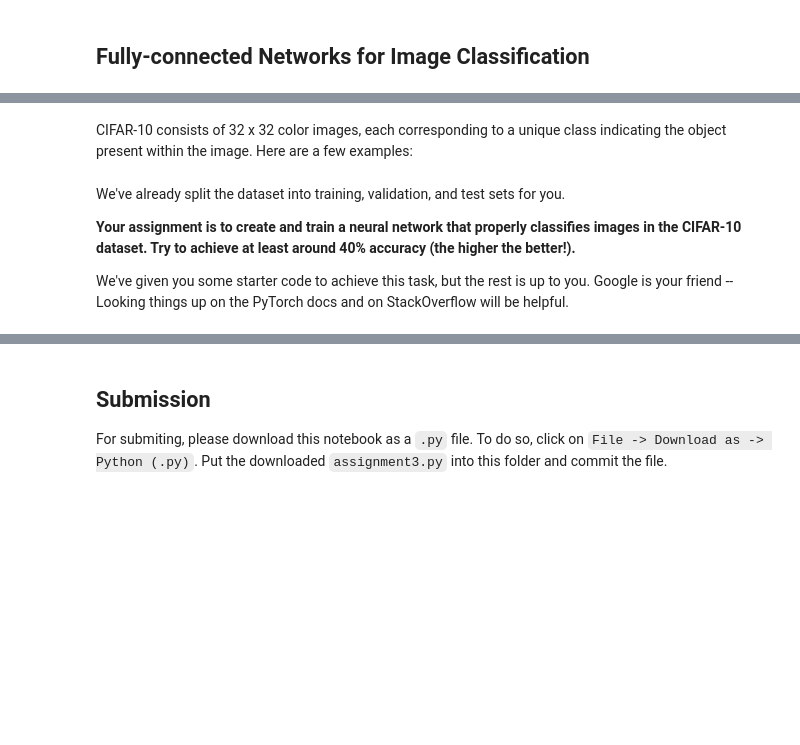
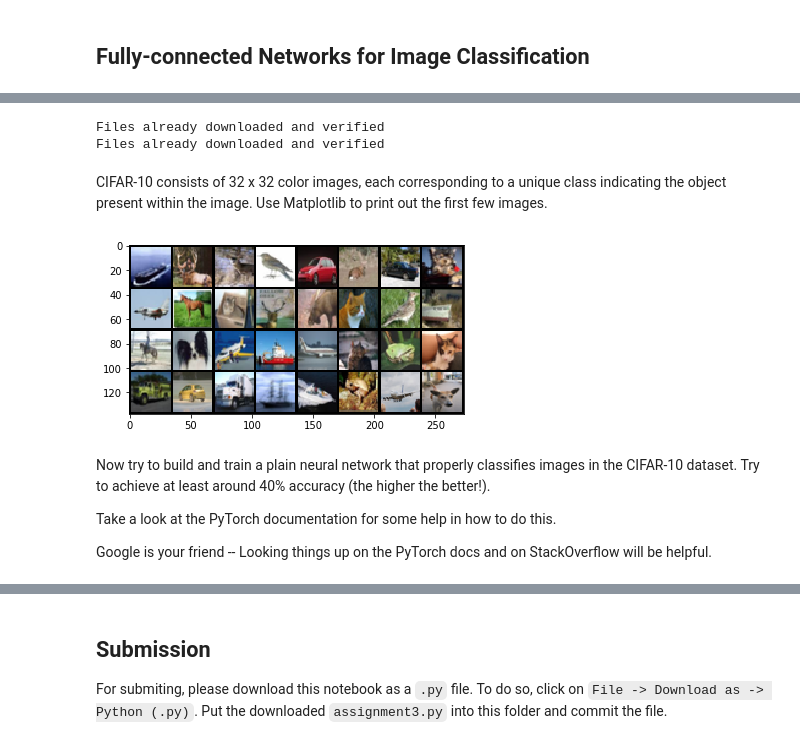
Before and after one commit to McGillAISociety/mais-bootcamp-w2019, a Jupyter notebook: Assignment3/assignment3.ipynb, the cells around one changed output, grey strips where cells are left out. Drawn from its saved outputs; the diff is of its cells as text; code cells hidden in the pictures; blank space fills up the shorter version.

Commit message:
Finished assignment 3

```diff
--- a/Assignment3/assignment3.ipynb
+++ b/Assignment3/assignment3.ipynb
@@ -212,0 +306,13 @@ classes = ('plane', 'car', 'bird', 'cat', 'deer', 'dog', 'frog', 'horse', 'ship'
+# %%
+transform = transforms.Compose([transforms.ToTensor(), transforms.Normalize((0.0, 0.0, 0.0), (1.0, 1.0, 1.0))])
+# %%
+trainset = torchvision.datasets.CIFAR10(root='./data', train=True, download=True, transform=transform)
+val_and_test_set = torchvision.datasets.CIFAR10(root='./data', train=False, download=True, transform=transform)
+### YOUR CODE HERE
+trainloader = torch.utils.data.DataLoader(trainset, shuffle=True, batch_size=32)
+valloader = torch.utils.data.DataLoader(val_and_test_set, shuffle=False, batch_size=32)
+
+classes = ('plane', 'car', 'bird', 'cat', 'deer', 'dog', 'frog', 'horse', 'ship', 'truck')
+# %% [output]
+Files already downloaded and verified
+Files already downloaded and verified
@@ -213,2 +329,2 @@ classes = ('plane', 'car', 'bird', 'cat', 'deer', 'dog', 'frog', 'horse', 'ship'
 # %% [markdown]
-CIFAR-10 consists of 32 x 32 color images, each corresponding to a unique class indicating the object present within the image. Here are a few examples:
+CIFAR-10 consists of 32 x 32 color images, each corresponding to a unique class indicating the object present within the image. Use Matplotlib to print out the first few images.
@@ -220,6 +331,18 @@ for image, label in trainset[:4]:
+# %%
+### YOUR CODE HERE - Grab a few examples from trainset and plot them
+# get some random data
+data = iter(trainloader)
+images, label = data.next()
+#show images
+img = torchvision.utils.make_grid(images)
+npimg = img.numpy()
+plt.imshow(np.transpose(npimg, (1, 2, 0)))
+plt.show()
+# %% [output]
+[figure, added]
 # %% [markdown]
-We've already split the dataset into training, validation, and test sets for you.
+Now try to build and train a plain neural network that properly classifies images in the CIFAR-10 dataset. Try to achieve at least around 40% accuracy (the higher the better!).
 
-**Your assignment is to create and train a neural network that properly classifies images in the CIFAR-10 dataset. Try to achieve at least around 40% accuracy (the higher the better!).**
+Take a look at the PyTorch documentation for some help in how to do this.
 
-We've given you some starter code to achieve this task, but the rest is up to you. Google is your friend -- Looking things up on the PyTorch docs and on StackOverflow will be helpful.
+Google is your friend -- Looking things up on the PyTorch docs and on StackOverflow will be helpful.
```
Also changed, not shown: parts of 28 cells of this notebook, 1 other file.
